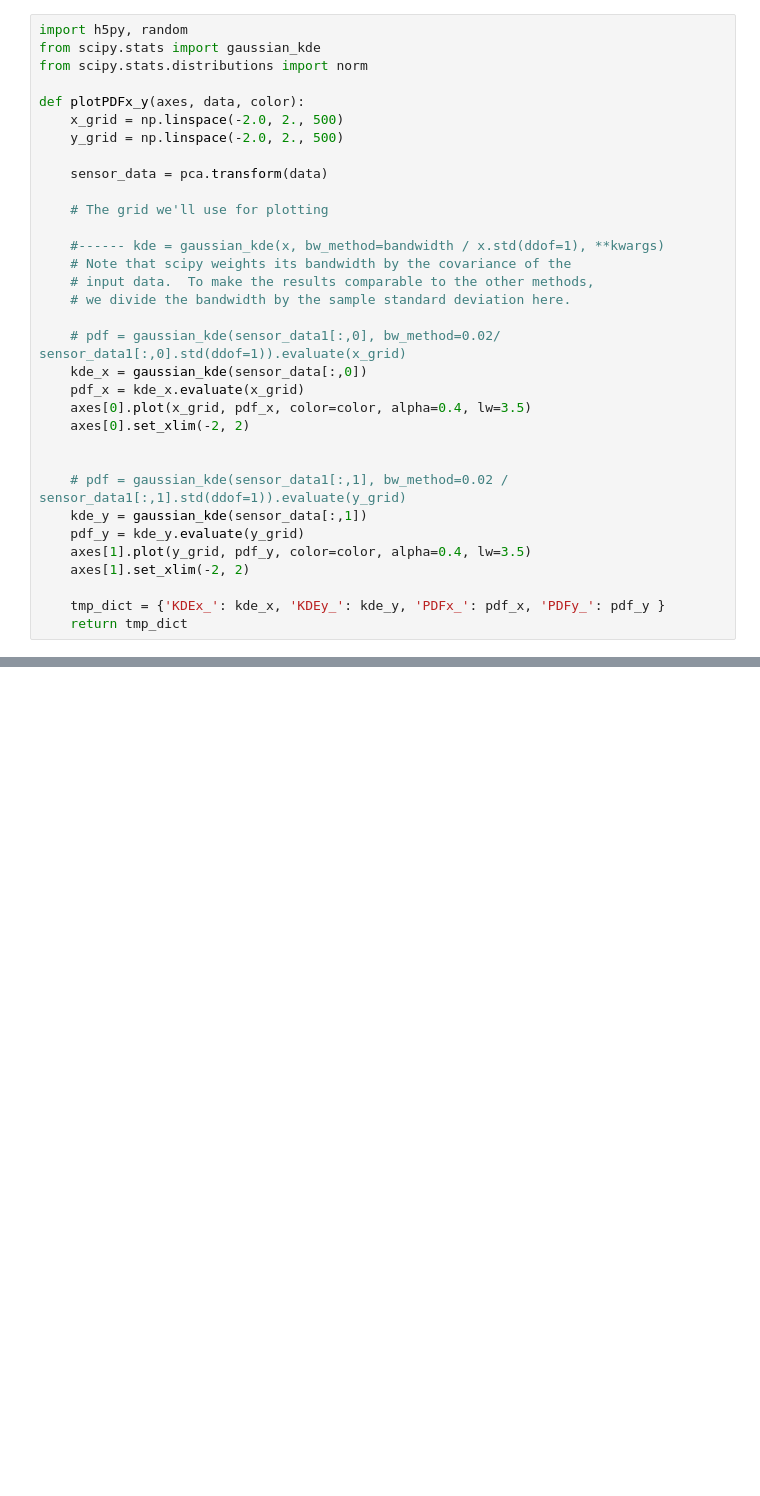
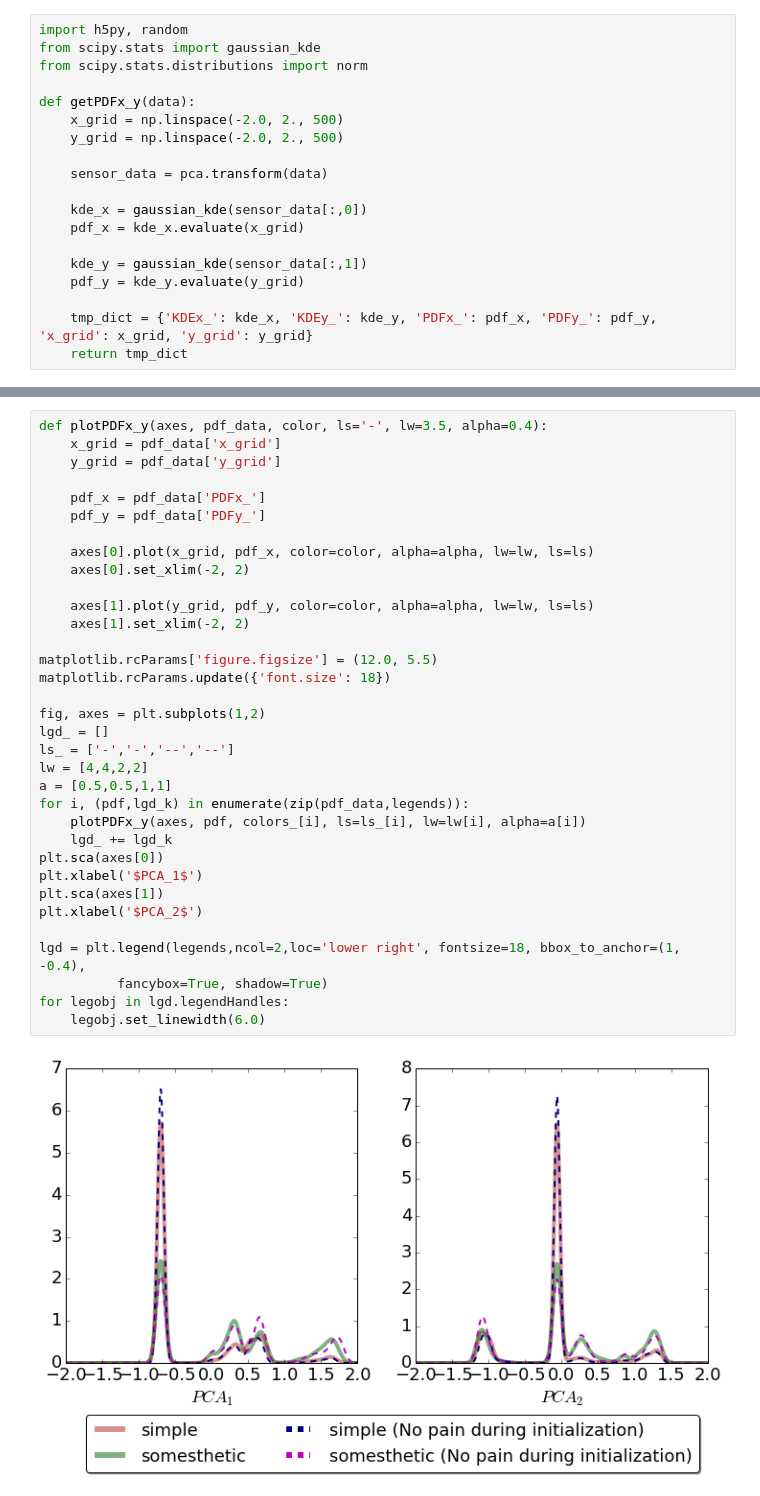
Before and after one commit to yumilceh/artificialbabbling, a Jupyter notebook: exploration/executables/March18/pca_kde_sensor_chapter5.ipynb, the cells around one changed output, grey strips where cells are left out. Drawn from its saved outputs; the diff is of its cells as text; blank space fills up the shorter version.

```diff
--- a/exploration/executables/March18/pca_kde_sensor_chapter5.ipynb
+++ b/exploration/executables/March18/pca_kde_sensor_chapter5.ipynb
@@ -87,32 +65,18 @@ import h5py, random
 from scipy.stats import gaussian_kde
 from scipy.stats.distributions import norm
 
-def plotPDFx_y(axes, data, color):
+def getPDFx_y(data):
     x_grid = np.linspace(-2.0, 2., 500)
     y_grid = np.linspace(-2.0, 2., 500)
 
     sensor_data = pca.transform(data)
 
-    # The grid we'll use for plotting
-
-    #------ kde = gaussian_kde(x, bw_method=bandwidth / x.std(ddof=1), **kwargs)
-    # Note that scipy weights its bandwidth by the covariance of the
-    # input data.  To make the results comparable to the other methods,
-    # we divide the bandwidth by the sample standard deviation here.
-
-    # pdf = gaussian_kde(sensor_data1[:,0], bw_method=0.02/  sensor_data1[:,0].std(ddof=1)).evaluate(x_grid)
     kde_x = gaussian_kde(sensor_data[:,0])
     pdf_x = kde_x.evaluate(x_grid)
-    axes[0].plot(x_grid, pdf_x, color=color, alpha=0.4, lw=3.5)
-    axes[0].set_xlim(-2, 2)
 
-
-    # pdf = gaussian_kde(sensor_data1[:,1], bw_method=0.02 / sensor_data1[:,1].std(ddof=1)).evaluate(y_grid)
     kde_y = gaussian_kde(sensor_data[:,1])
     pdf_y = kde_y.evaluate(y_grid)
-    axes[1].plot(y_grid, pdf_y, color=color, alpha=0.4, lw=3.5)
-    axes[1].set_xlim(-2, 2)
 
-    tmp_dict = {'KDEx_': kde_x, 'KDEy_': kde_y, 'PDFx_': pdf_x, 'PDFy_': pdf_y }
+    tmp_dict = {'KDEx_': kde_x, 'KDEy_': kde_y, 'PDFx_': pdf_x, 'PDFy_': pdf_y, 'x_grid': x_grid, 'y_grid': y_grid}
     return tmp_dict
 # %%
@@ -164 +120,37 @@ lgd = plt.legend(lgd,ncol=5,loc='lower right', fontsize=18, bbox_to_anchor=(.4,
+# %%
+def plotPDFx_y(axes, pdf_data, color, ls='-', lw=3.5, alpha=0.4):
+    x_grid = pdf_data['x_grid']
+    y_grid = pdf_data['y_grid']
+
+    pdf_x = pdf_data['PDFx_']
+    pdf_y = pdf_data['PDFy_']
+
+    axes[0].plot(x_grid, pdf_x, color=color, alpha=alpha, lw=lw, ls=ls)
+    axes[0].set_xlim(-2, 2)
+
+    axes[1].plot(y_grid, pdf_y, color=color, alpha=alpha, lw=lw, ls=ls)
+    axes[1].set_xlim(-2, 2)
+
+matplotlib.rcParams['figure.figsize'] = (12.0, 5.5)
+matplotlib.rcParams.update({'font.size': 18})
+
+fig, axes = plt.subplots(1,2)
+lgd_ = []
+ls_ = ['-','-','--','--']
+lw = [4,4,2,2]
+a = [0.5,0.5,1,1]
+for i, (pdf,lgd_k) in enumerate(zip(pdf_data,legends)):
+    plotPDFx_y(axes, pdf, colors_[i], ls=ls_[i], lw=lw[i], alpha=a[i])
+    lgd_ += lgd_k
+plt.sca(axes[0])
+plt.xlabel('$PCA_1$')
+plt.sca(axes[1])
+plt.xlabel('$PCA_2$')
+
+lgd = plt.legend(legends,ncol=2,loc='lower right', fontsize=18, bbox_to_anchor=(1, -0.4),
+          fancybox=True, shadow=True)
+for legobj in lgd.legendHandles:
+    legobj.set_linewidth(6.0)
+# %% [output]
+[figure, added]
 # %%
```
Also changed, not shown: parts of 5 cells of this notebook, 4 other files.
